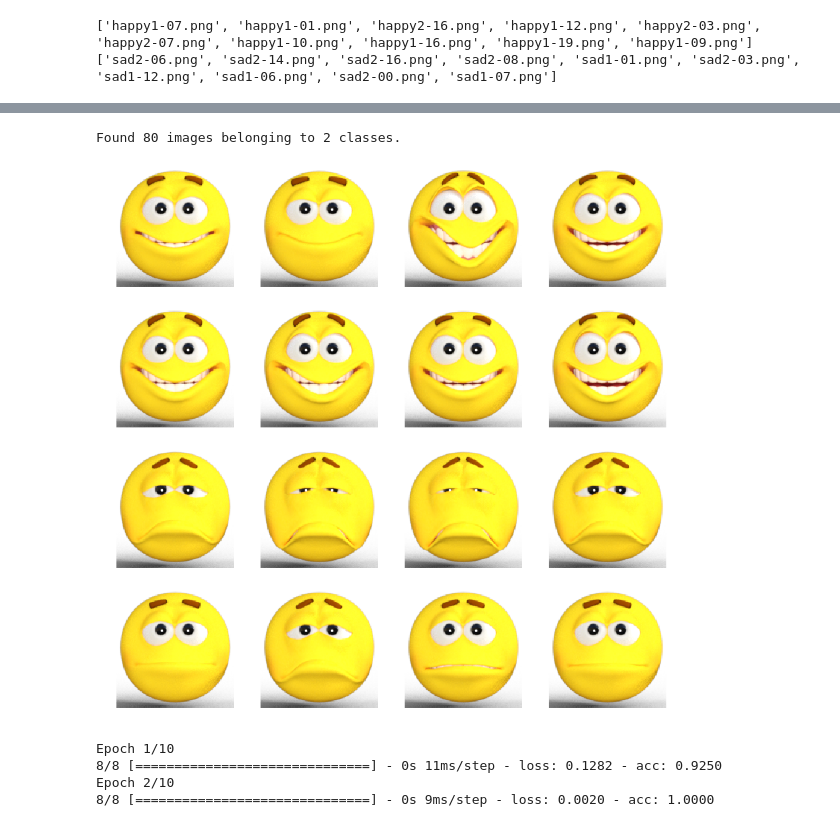
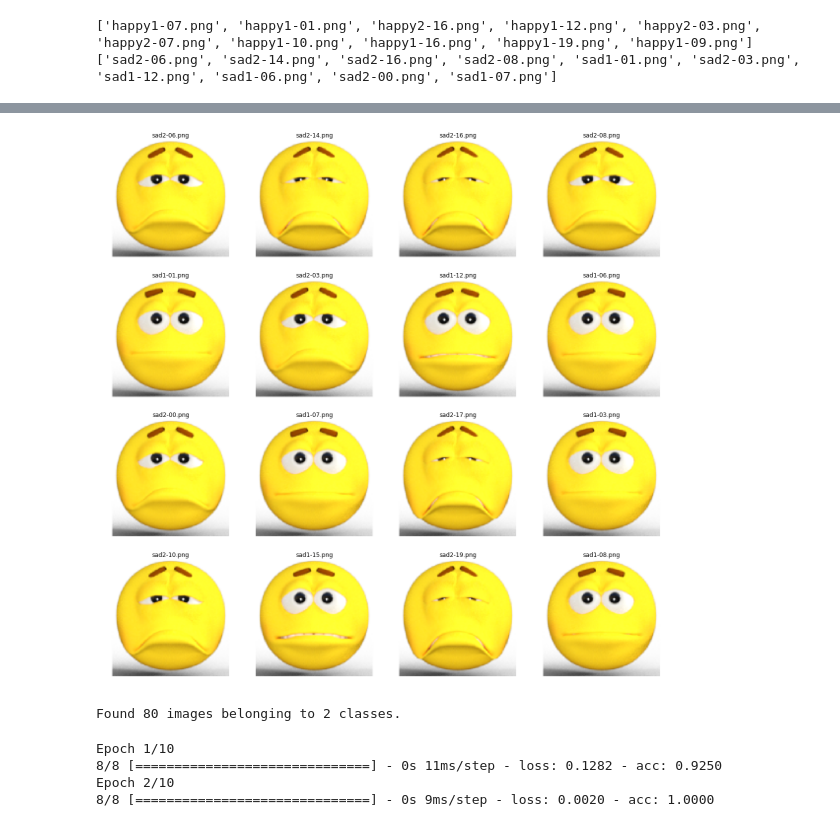
Before and after one commit to eddiecylin/Neural-networks-deep-learning, a Jupyter notebook: Happy_or_Sad_CNN.ipynb, the cells around one changed output, grey strips where cells are left out. Saved outputs shown, nothing was run; the diff lists cells and outputs as text; code cells hidden in the pictures.

```diff
--- a/Happy_or_Sad_CNN.ipynb
+++ b/Happy_or_Sad_CNN.ipynb
@@ -85,3 +125,21 @@ print(train_sad_names[:10])
+# %%
+# print the first 16 sad faces for data sanity check
+
+fig = plt.gcf()
+fig.set_size_inches(ncols * 5, nrows * 5)
+
+for i, img_path in enumerate(check_sad_pix):
+  sp = plt.subplot(nrows, ncols, i + 1)
+  sp.axis('Off')
+  img = mpimg.imread(img_path)
+  plt.imshow(img)
+  plt.title(check_sad_filenames[i])
+
+plt.show()
+
+# sad faces look sad!
+# %% [output]
+[figure, added]
 # %%
 # set ImageDataGenerator
 
@@ -96,42 +154,6 @@ train_generator = train_datagen.flow_from_directory(
         class_mode='binary')
 # %% [output]
 Found 80 images belonging to 2 classes.
-# %%
-# sanity check: print out some images and their labels
-
-%matplotlib inline
-
-import matplotlib.pyplot as plt
-import matplotlib.image as mpimg
-
-# Parameters for our graph; we'll output images in a 4x4 configuration
-nrows = 4
-ncols = 4
-
-# Index for iterating over images
-pic_index = 0
-
-# Set up matplotlib fig, and size it to fit 4x4 pics
-fig = plt.gcf()
-fig.set_size_inches(ncols * 4, nrows * 4)
-
-pic_index += 8
-next_happy_pix = [os.path.join(train_happy_dir, fname)
-                for fname in train_happy_names[pic_index-8:pic_index]]
-next_sad_pix = [os.path.join(train_sad_dir, fname)
-                for fname in train_sad_names[pic_index-8:pic_index]]
-
-for i, img_path in enumerate(next_happy_pix+next_sad_pix):
-  # Set up subplot; subplot indices start at 1
-  sp = plt.subplot(nrows, ncols, i + 1)
-  sp.axis('Off') # Don't show axes (or gridlines)
-
-  img = mpimg.imread(img_path)
-  plt.imshow(img)
-
-plt.show()
-# %% [output]
-[figure, removed]
 # %%
 
 history = model.fit_generator(
```
Also changed, not shown: parts of 3 cells of this notebook.
